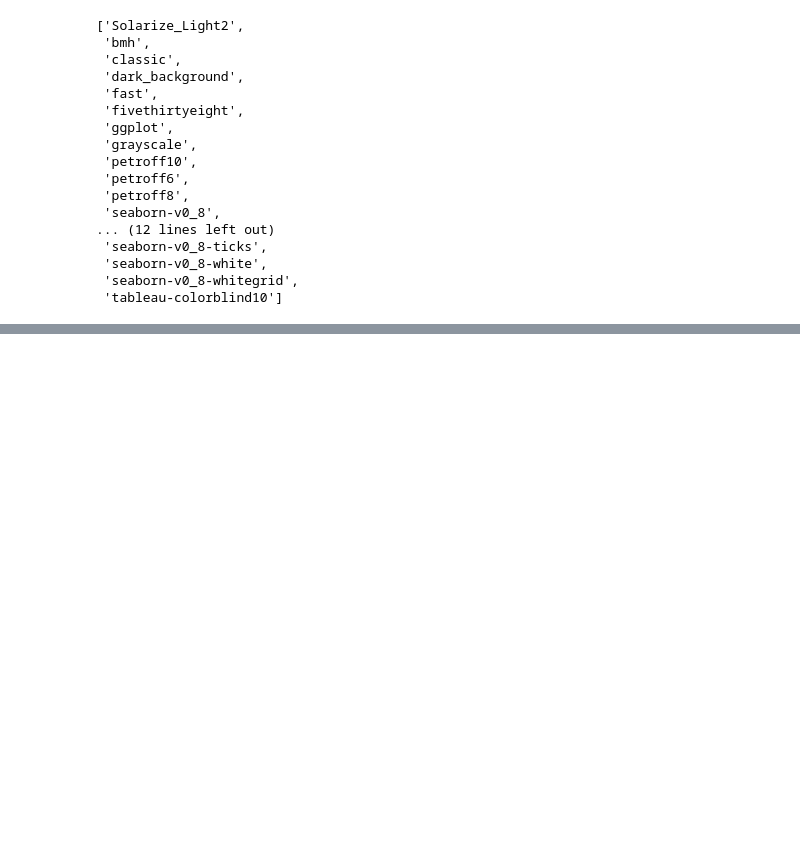
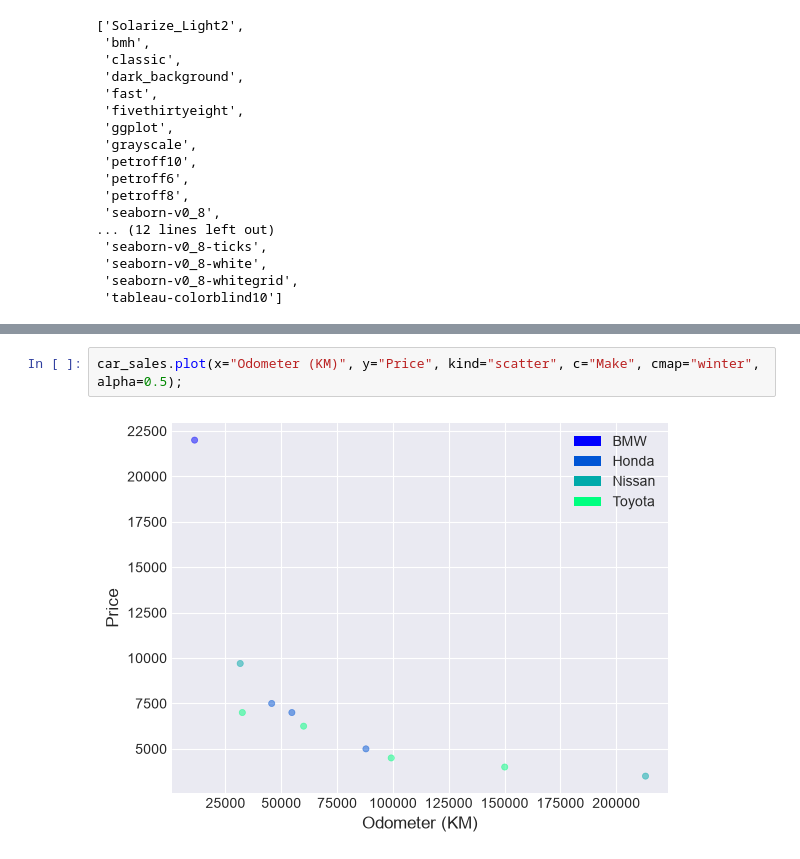
Before and after one commit to ayinde-xyz/ml-learn, a Jupyter notebook: matplotlib_learn.ipynb, the cells around one changed output, grey strips where cells are left out. Saved outputs shown, nothing was run; the diff lists cells and outputs as text; blank space fills up the shorter version.

```diff
--- a/matplotlib_learn.ipynb
+++ b/matplotlib_learn.ipynb
@@ -354,0 +367,4 @@ plt.style.available
+# %%
+car_sales.plot(x="Odometer (KM)", y="Price", kind="scatter", c="Make", cmap="winter", alpha=0.5);
+# %% [output]
+[figure, added]
```
Also changed, not shown: parts of 37 cells of this notebook, 1 other file.
